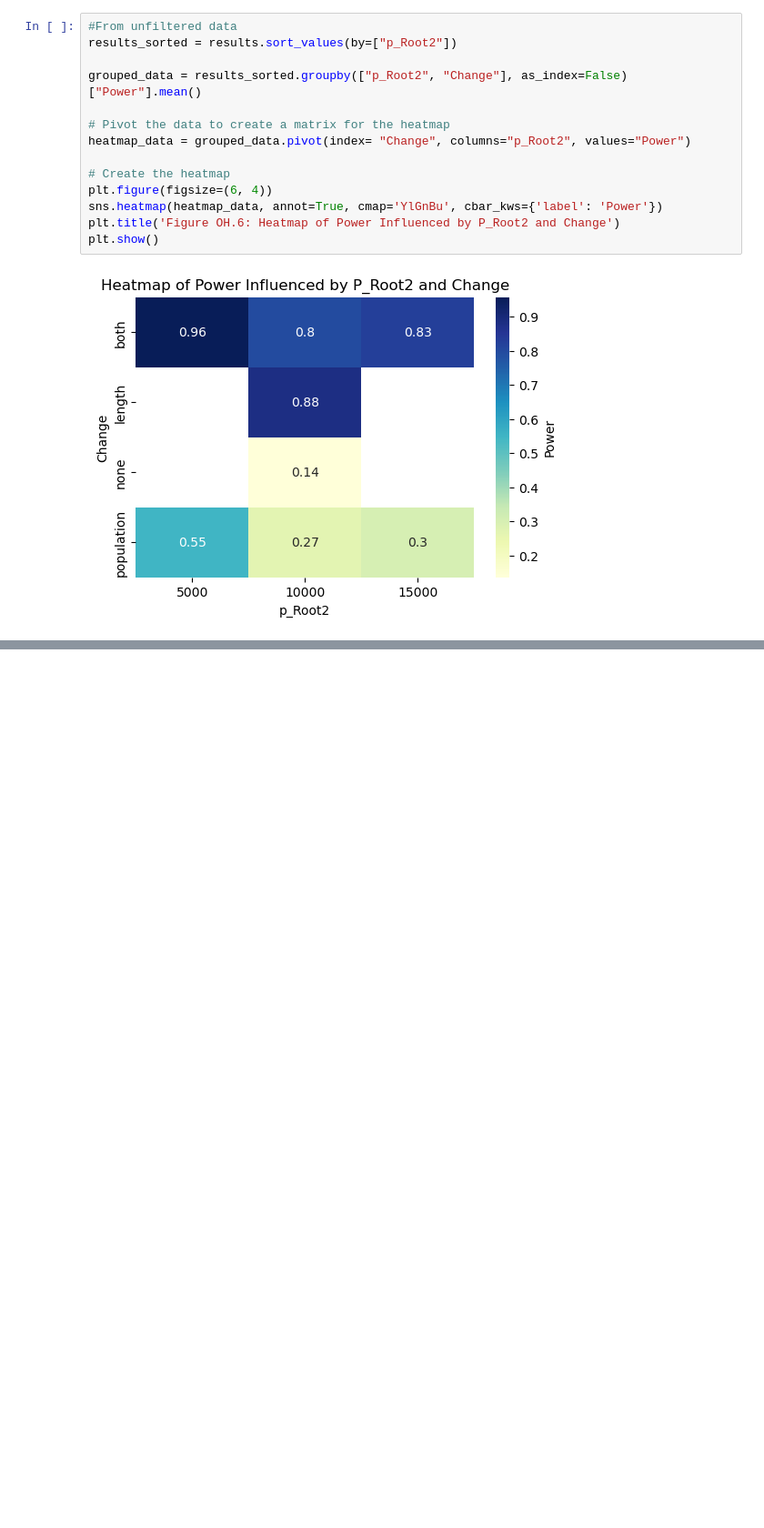
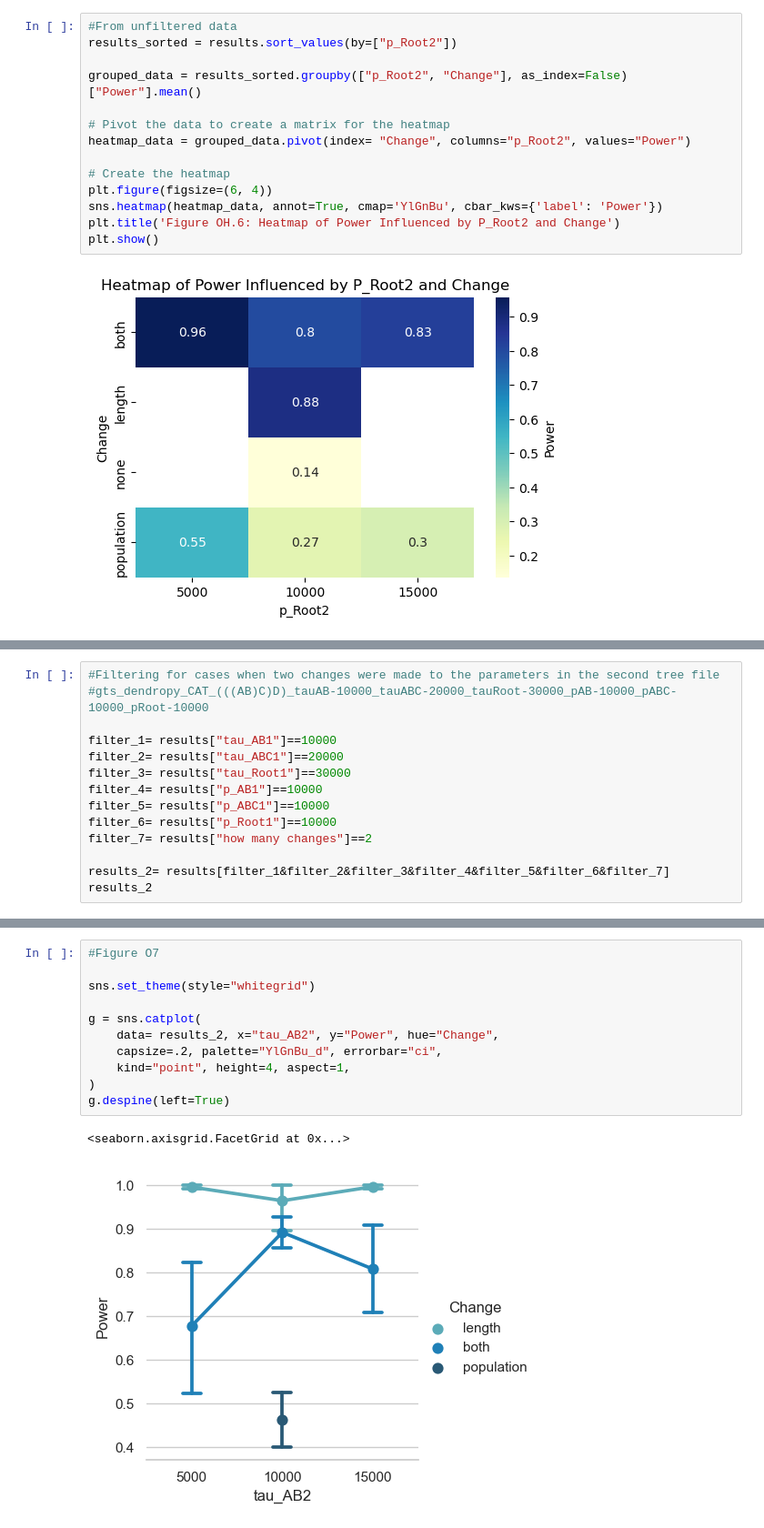
Before and after one commit to megan-owen/tree-hypothesis-testing, a Jupyter notebook: summer2024/HypothesisTestGraphs.ipynb, the cells around one changed output, grey strips where cells are left out. Shown at 91% size. Saved outputs shown, nothing was run; the diff lists cells and outputs as text; blank space fills up the shorter version.

```diff
--- a/summer2024/HypothesisTestGraphs.ipynb
+++ b/summer2024/HypothesisTestGraphs.ipynb
@@ -536,0 +553,14 @@ g.despine(left=True)
+# %%
+#Filtering for cases when two changes were made to the parameters in the second tree file
+#gts_dendropy_CAT_(((AB)C)D)_tauAB-10000_tauABC-20000_tauRoot-30000_pAB-10000_pABC-10000_pRoot-10000
+
+filter_1= results["tau_AB1"]==10000
+filter_2= results["tau_ABC1"]==20000
+filter_3= results["tau_Root1"]==30000
+filter_4= results["p_AB1"]==10000
+filter_5= results["p_ABC1"]==10000
+filter_6= results["p_Root1"]==10000
+filter_7= results["how many changes"]==2
+
+results_2= results[filter_1&filter_2&filter_3&filter_4&filter_5&filter_6&filter_7]
+results_2
@@ -536,0 +581,14 @@ g.despine(left=True)
+# %%
+#Figure O7
+
+sns.set_theme(style="whitegrid")
+
+g = sns.catplot(
+    data= results_2, x="tau_AB2", y="Power", hue="Change",
+    capsize=.2, palette="YlGnBu_d", errorbar="ci",
+    kind="point", height=4, aspect=1,
+)
+g.despine(left=True)
+# %% [output]
+<seaborn.axisgrid.FacetGrid at 0x...>
+[figure, added]
```
Also changed, not shown: parts of 25 cells of this notebook.
